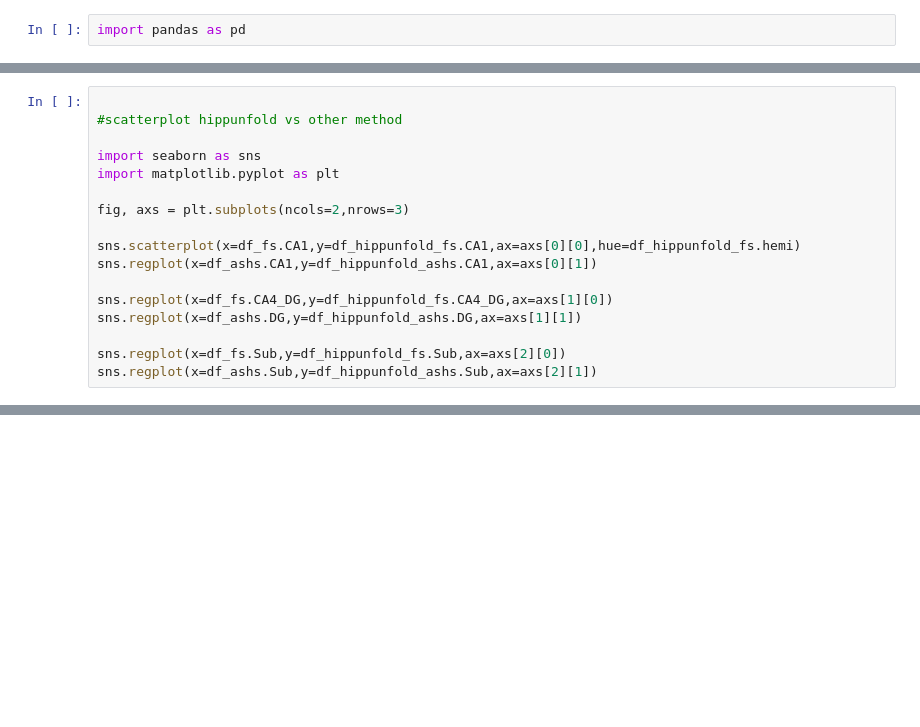
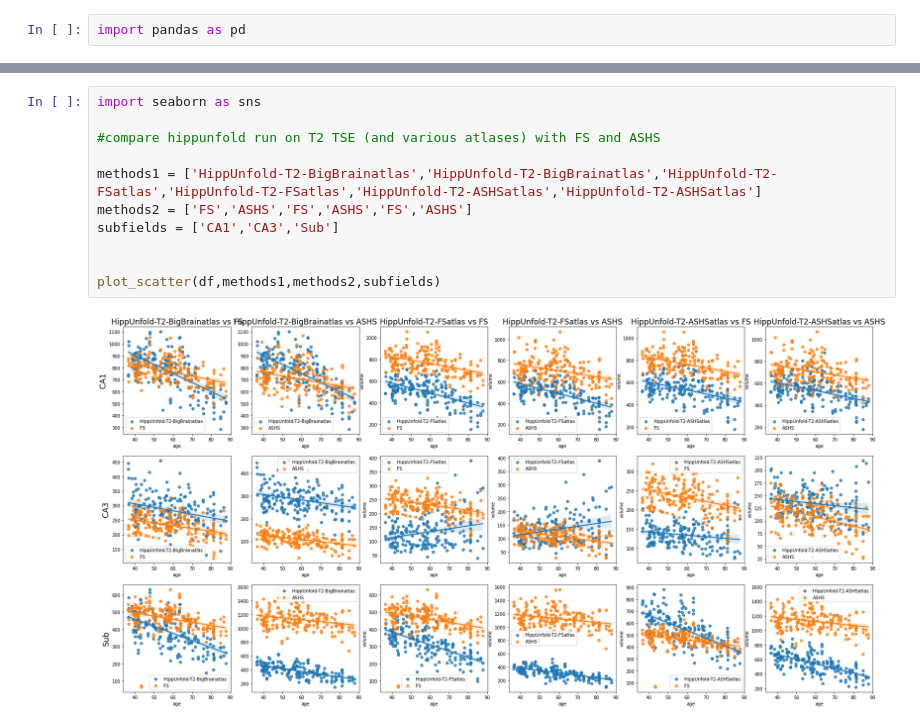
Before and after one commit to akhanf/hippunfold-fs-ashs-comparison, a Jupyter notebook: analysis.ipynb, the cells around one changed output, grey strips where cells are left out. Drawn from its saved outputs; the diff is of its cells as text; blank space fills up the shorter version.

```diff
--- a/analysis.ipynb
+++ b/analysis.ipynb
@@ -58,17 +63,0 @@ df_hippunfold_bigbrain = pd.merge(df_demog,df_hippunfold_bigbrain,on='subject')
-# %%
-
-#scatterplot hippunfold vs other method
-
-import seaborn as sns
-import matplotlib.pyplot as plt
-
-fig, axs = plt.subplots(ncols=2,nrows=3)
-
-sns.scatterplot(x=df_fs.CA1,y=df_hippunfold_fs.CA1,ax=axs[0][0],hue=df_hippunfold_fs.hemi)
-sns.regplot(x=df_ashs.CA1,y=df_hippunfold_ashs.CA1,ax=axs[0][1])
-
-sns.regplot(x=df_fs.CA4_DG,y=df_hippunfold_fs.CA4_DG,ax=axs[1][0])
-sns.regplot(x=df_ashs.DG,y=df_hippunfold_ashs.DG,ax=axs[1][1])
-
-sns.regplot(x=df_fs.Sub,y=df_hippunfold_fs.Sub,ax=axs[2][0])
-sns.regplot(x=df_ashs.Sub,y=df_hippunfold_ashs.Sub,ax=axs[2][1])
@@ -169,0 +172,13 @@ plt.show()
+# %%
+import seaborn as sns
+
+#compare hippunfold run on T2 TSE (and various atlases) with FS and ASHS
+
+methods1 = ['HippUnfold-T2-BigBrainatlas','HippUnfold-T2-BigBrainatlas','HippUnfold-T2-FSatlas','HippUnfold-T2-FSatlas','HippUnfold-T2-ASHSatlas','HippUnfold-T2-ASHSatlas']
+methods2 = ['FS','ASHS','FS','ASHS','FS','ASHS']
+subfields = ['CA1','CA3','Sub']
+
+
+plot_scatter(df,methods1,methods2,subfields)
+# %% [output]
+[figure, added]
```
Also changed, not shown: parts of 17 cells of this notebook.
